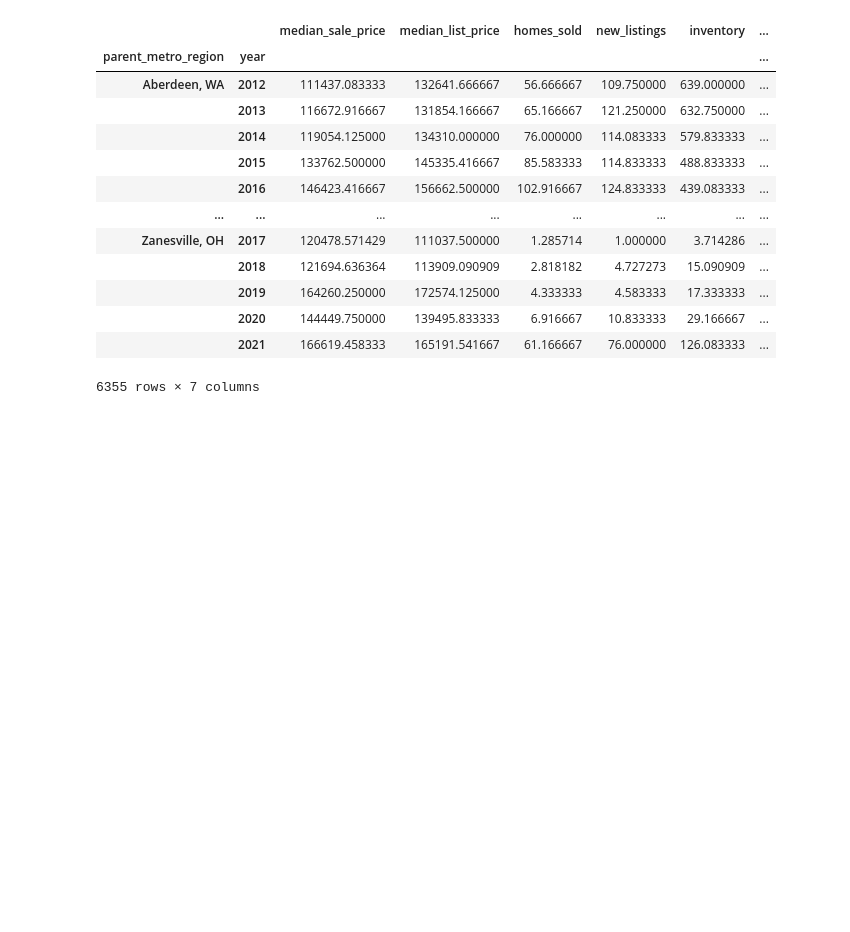
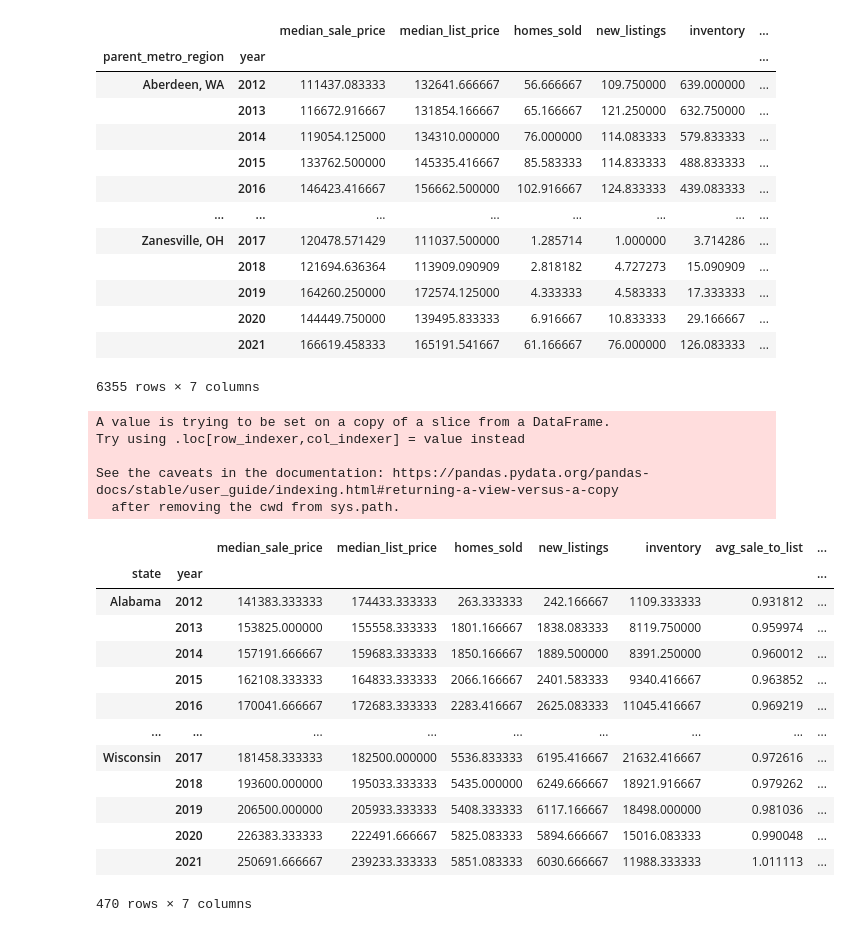
Before and after one commit to laurenweiner/GW-Bootcamp-Project, a Jupyter notebook: group-gw-redfin-data-3-10.ipynb, the cells around one changed output. Cells and saved outputs as stored; diff of their text form; code cells hidden in the pictures; blank space fills up the shorter version.

Commit message:
Kaggle Notebook | group-gw-redfin-data-3.10 | Version 10 - state data

```diff
--- a/group-gw-redfin-data-3-10.ipynb
+++ b/group-gw-redfin-data-3-10.ipynb
@@ -200,3 +200,31 @@ final_clean_df
 6355 rows × 7 columns
 # %%
 grouped_df.to_csv('grouped_df.csv')
+# %%
+# state data
+sfh_state_df = state_df[state_df['property_type']=='Single Family Residential']
+state_columns = sfh_state_df[['parent_metro_region', 'period_begin', 'period_end', 'state', 'property_type', 'median_sale_price', 'median_list_price',  'homes_sold',   'new_listings',  'inventory', 'avg_sale_to_list', 'sold_above_list']]
+state_columns['year'] = state_columns['period_begin'].astype(str).str[:4]
+grouped_state_df = state_columns.groupby(['state','year']).mean()
+final_clean_state_df = grouped_state_df.sort_values(by=['state','year'])
+final_clean_state_df
+# %% [output]
+A value is trying to be set on a copy of a slice from a DataFrame.
+Try using .loc[row_indexer,col_indexer] = value instead
+
+See the caveats in the documentation: https://pandas.pydata.org/pandas-docs/stable/user_guide/indexing.html#returning-a-view-versus-a-copy
+  after removing the cwd from sys.path.
+|  |  | median_sale_price | median_list_price | homes_sold | new_listings | inventory | avg_sale_to_list | ... |
+| state | year |  |  |  |  |  |  | ... |
+| Alabama | 2012 | 141383.333333 | 174433.333333 | 263.333333 | 242.166667 | 1109.333333 | 0.931812 | ... |
+|  | 2013 | 153825.000000 | 155558.333333 | 1801.166667 | 1838.083333 | 8119.750000 | 0.959974 | ... |
+|  | 2014 | 157191.666667 | 159683.333333 | 1850.166667 | 1889.500000 | 8391.250000 | 0.960012 | ... |
+|  | 2015 | 162108.333333 | 164833.333333 | 2066.166667 | 2401.583333 | 9340.416667 | 0.963852 | ... |
+|  | 2016 | 170041.666667 | 172683.333333 | 2283.416667 | 2625.083333 | 11045.416667 | 0.969219 | ... |
+| ... | ... | ... | ... | ... | ... | ... | ... | ... |
+| Wisconsin | 2017 | 181458.333333 | 182500.000000 | 5536.833333 | 6195.416667 | 21632.416667 | 0.972616 | ... |
+|  | 2018 | 193600.000000 | 195033.333333 | 5435.000000 | 6249.666667 | 18921.916667 | 0.979262 | ... |
+|  | 2019 | 206500.000000 | 205933.333333 | 5408.333333 | 6117.166667 | 18498.000000 | 0.981036 | ... |
+|  | 2020 | 226383.333333 | 222491.666667 | 5825.083333 | 5894.666667 | 15016.083333 | 0.990048 | ... |
+|  | 2021 | 250691.666667 | 239233.333333 | 5851.083333 | 6030.666667 | 11988.333333 | 1.011113 | ... |
+470 rows × 7 columns
```
Also changed, not shown: parts of 1 cell of this notebook.
